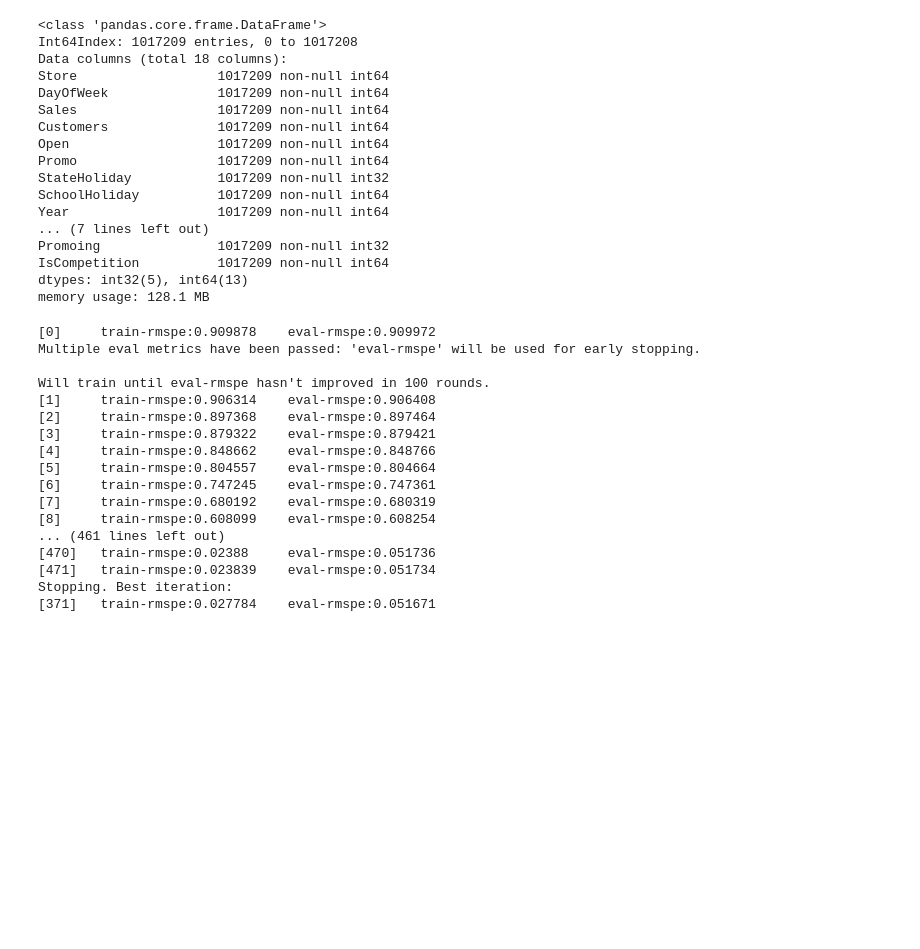
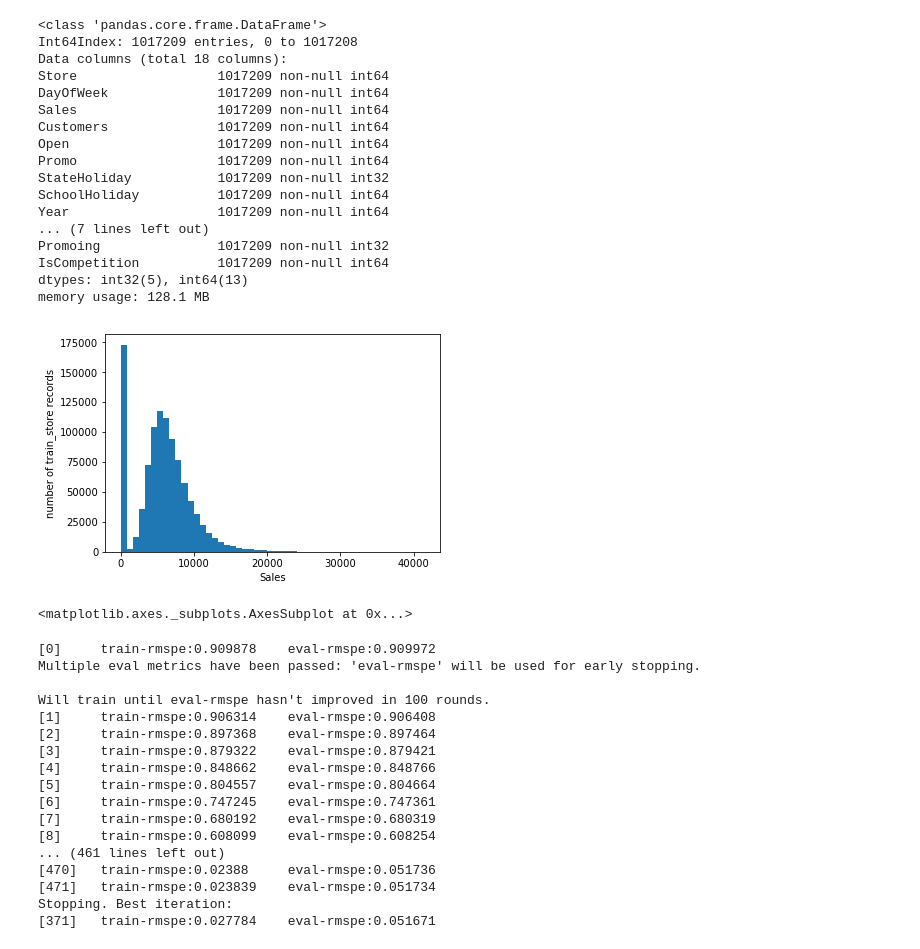
Before and after one commit to xueweiyema/ForecastRossmannStoreSales, a Jupyter notebook: proposal.ipynb, the cells around one changed output. Cells and saved outputs as stored; diff of their text form; code cells hidden in the pictures; blank space fills up the shorter version.

Commit message:
data visual

```diff
--- a/proposal.ipynb
+++ b/proposal.ipynb
@@ -570,3 +569,23 @@ memory usage: 128.1 MB
+# %%
+#值得分析的特征有，Sales,Customers,CompetitonDistance.
+plt.hist(train_store['Sales'].values, bins=50)
+plt.xlabel('Sales')
+plt.ylabel('number of train_store records')
+plt.show()
+# %% [output]
+[figure, added]
+# %%
+pc = train_store.groupby('StoreType')['Sales'].mean()
+
+plt.subplots(1,1,figsize=(17,10))
+plt.ylim(ymin=0)
+plt.ylim(ymax=1100)
+plt.title('Time per store_and_fwd_flag')
+plt.legend(loc=0)
+plt.ylabel('Time in Seconds')
+sns.barplot(pc.index,pc.values)
+# %% [output]
+<matplotlib.axes._subplots.AxesSubplot at 0x...>
 # %%
 # 建立测试函数
 def ToWeight(y):
```
Also changed, not shown: parts of 4 cells of this notebook.
